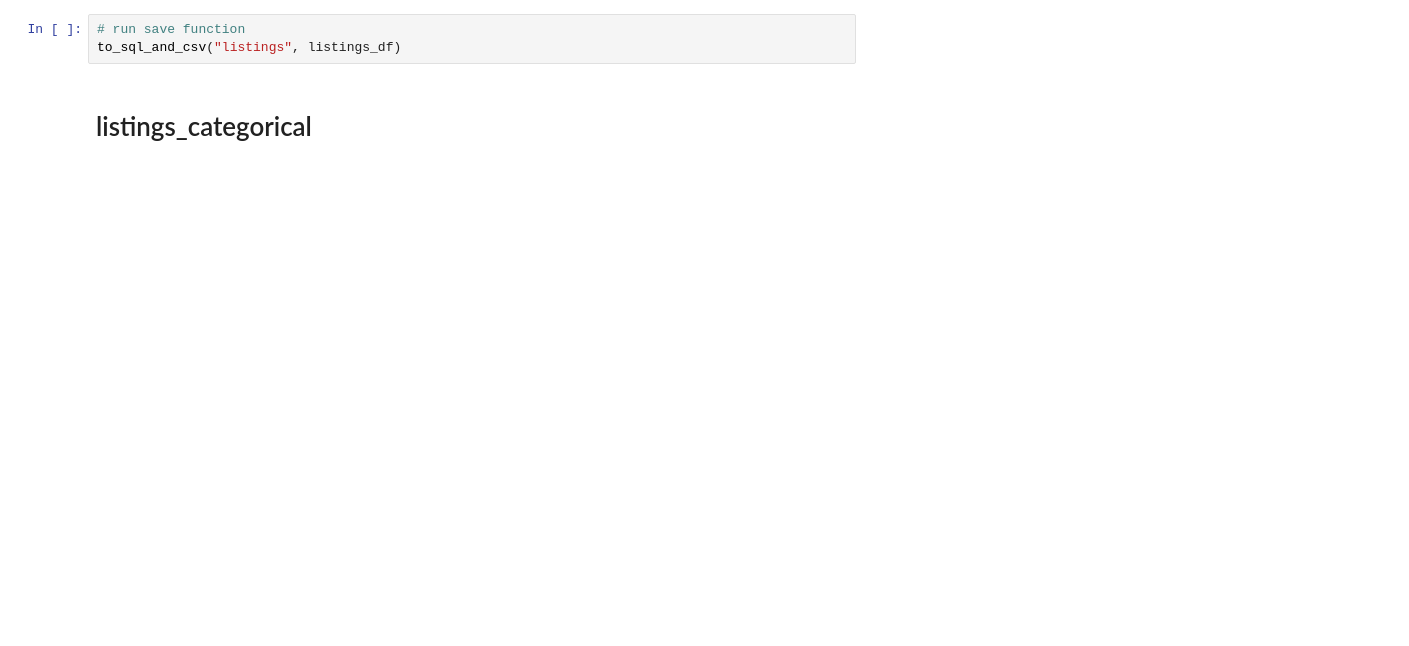
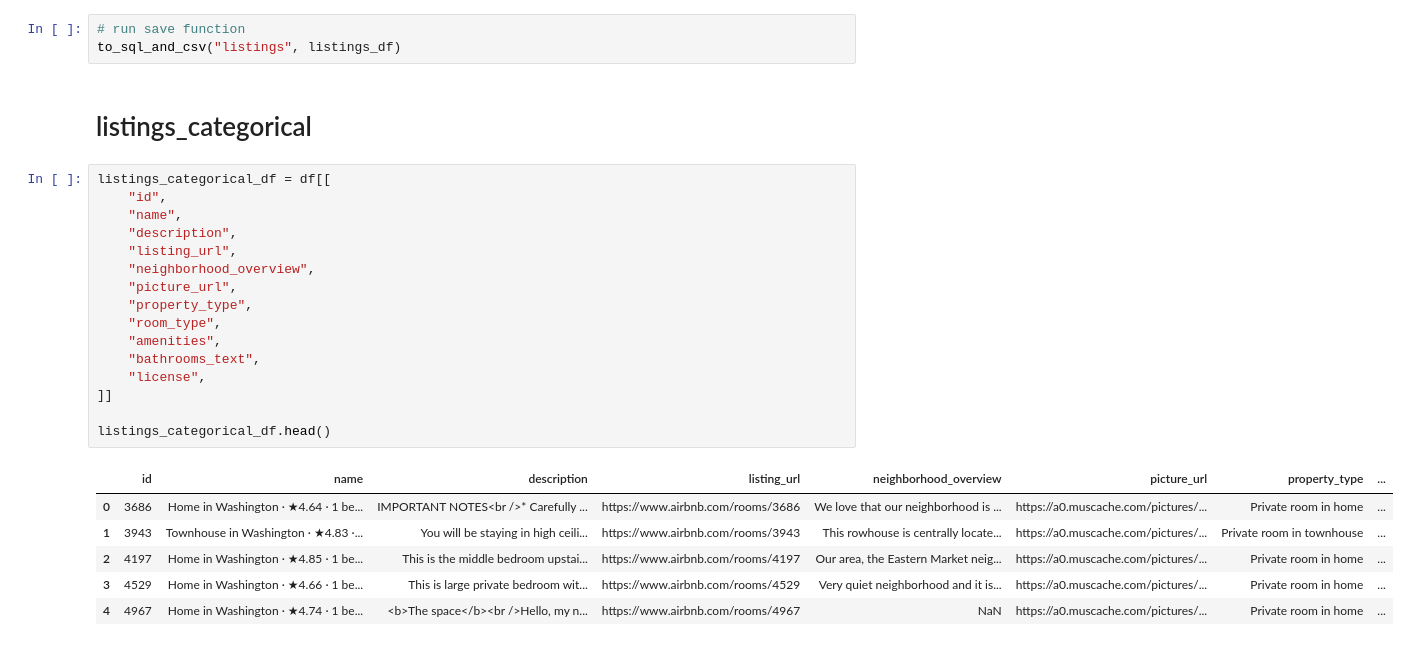
Before and after one commit to johbry17/DC-AirBnB-SQL-Database, a Jupyter notebook: data/v2.0/data_cleaning_v2.0.ipynb, the cells around one changed output. Cells and saved outputs as stored; diff of their text form; blank space fills up the shorter version.

```diff
--- a/data/v2.0/data_cleaning_v2.0.ipynb
+++ b/data/v2.0/data_cleaning_v2.0.ipynb
@@ -349,3 +338,26 @@ dtype: object
 to_sql_and_csv("listings", listings_df)
 # %% [markdown]
 # listings_categorical
+# %%
+listings_categorical_df = df[[
+    "id",
+    "name",
+    "description",
+    "listing_url",
+    "neighborhood_overview",
+    "picture_url",
+    "property_type",
+    "room_type",
+    "amenities",
+    "bathrooms_text",
+    "license",
+]]
+
+listings_categorical_df.head()
+# %% [output]
+|  | id | name | description | listing_url | neighborhood_overview | picture_url | property_type | ... |
+| 0 | 3686 | Home in Washington · ★4.64 · 1 be... | IMPORTANT NOTES<br />* Carefully ... | https://www.airbnb.com/rooms/3686 | We love that our neighborhood is ... | https://a0.muscache.com/pictures/... | Private room in home | ... |
+| 1 | 3943 | Townhouse in Washington · ★4.83 ·... | You will be staying in high ceili... | https://www.airbnb.com/rooms/3943 | This rowhouse is centrally locate... | https://a0.muscache.com/pictures/... | Private room in townhouse | ... |
+| 2 | 4197 | Home in Washington · ★4.85 · 1 be... | This is the middle bedroom upstai... | https://www.airbnb.com/rooms/4197 | Our area, the Eastern Market neig... | https://a0.muscache.com/pictures/... | Private room in home | ... |
+| 3 | 4529 | Home in Washington · ★4.66 · 1 be... | This is large private bedroom wit... | https://www.airbnb.com/rooms/4529 | Very quiet neighborhood and it is... | https://a0.muscache.com/pictures/... | Private room in home | ... |
+| 4 | 4967 | Home in Washington · ★4.74 · 1 be... | <b>The space</b><br />Hello, my n... | https://www.airbnb.com/rooms/4967 | NaN | https://a0.muscache.com/pictures/... | Private room in home | ... |
```
Also changed, not shown: parts of 7 cells of this notebook, 2 other files.
